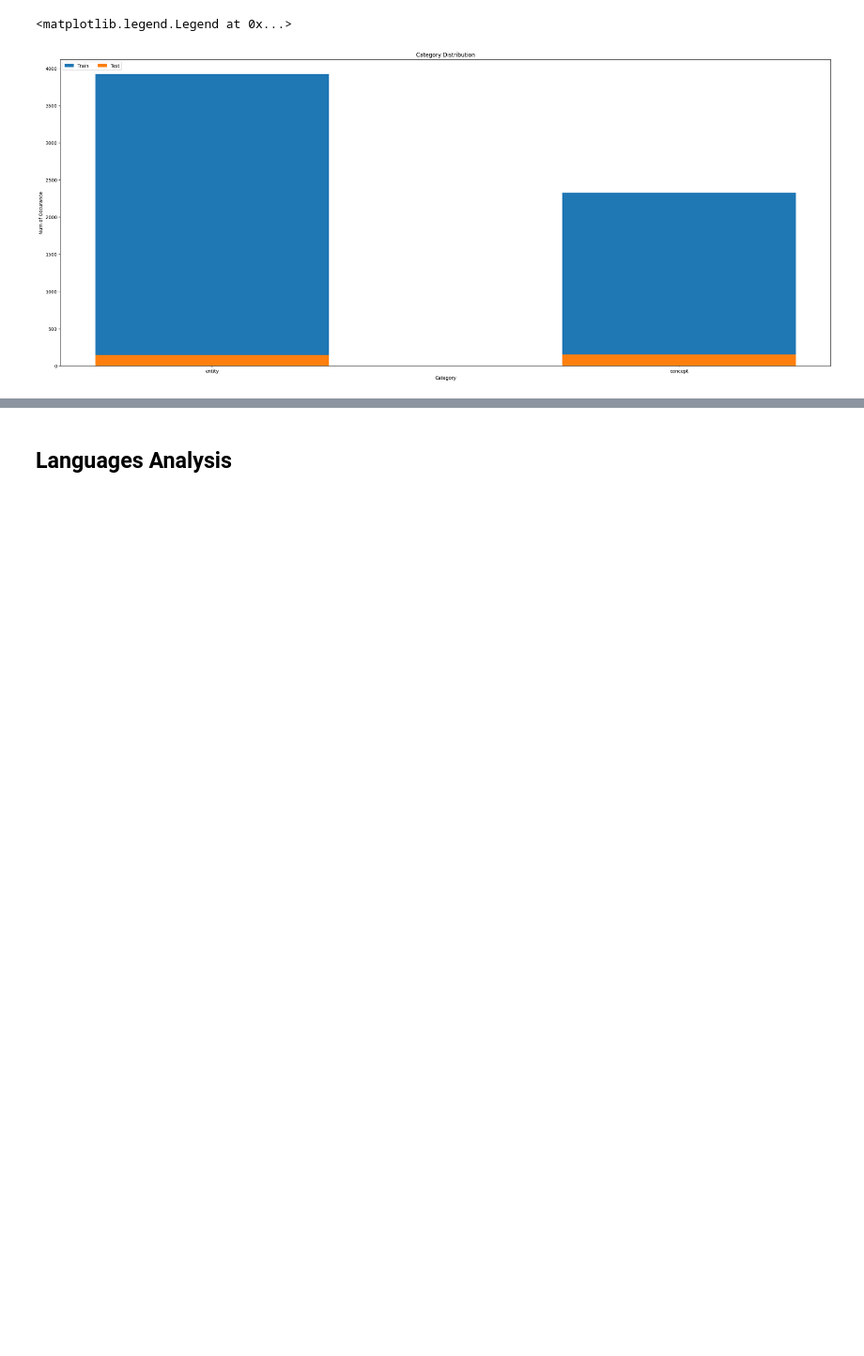
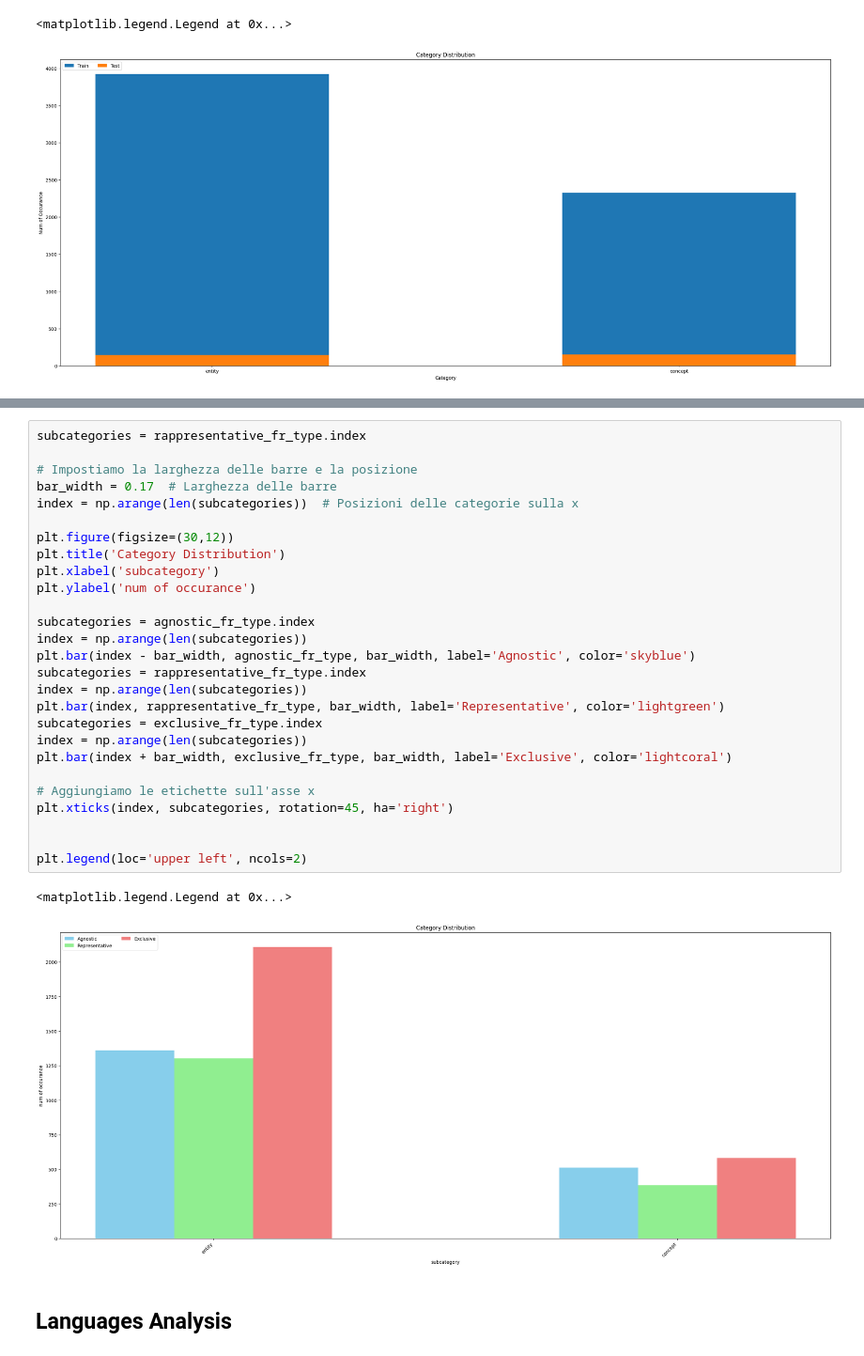
Before and after one commit to pizzi-andrea/MNLP-HW1, a Jupyter notebook: src/dataset/a_dataset.ipynb, the cells around one changed output, grey strips where cells are left out. Shown at 94% size. Cells and saved outputs as stored; diff of their text form; blank space fills up the shorter version.

```diff
--- a/src/dataset/a_dataset.ipynb
+++ b/src/dataset/a_dataset.ipynb
@@ -136,3 +213,33 @@ plt.legend(loc='upper left', ncols=2)
+# %%
+subcategories = rappresentative_fr_type.index
+
+# Impostiamo la larghezza delle barre e la posizione
+bar_width = 0.17  # Larghezza delle barre
+index = np.arange(len(subcategories))  # Posizioni delle categorie sulla x
+
+plt.figure(figsize=(30,12))
+plt.title('Category Distribution')
+plt.xlabel('subcategory')
+plt.ylabel('num of occurance')
+
+subcategories = agnostic_fr_type.index
+index = np.arange(len(subcategories))
+plt.bar(index - bar_width, agnostic_fr_type, bar_width, label='Agnostic', color='skyblue')
+subcategories = rappresentative_fr_type.index
+index = np.arange(len(subcategories))
+plt.bar(index, rappresentative_fr_type, bar_width, label='Representative', color='lightgreen')
+subcategories = exclusive_fr_type.index
+index = np.arange(len(subcategories))
+plt.bar(index + bar_width, exclusive_fr_type, bar_width, label='Exclusive', color='lightcoral')
+
+# Aggiungiamo le etichette sull'asse x
+plt.xticks(index, subcategories, rotation=45, ha='right')
+
+
+plt.legend(loc='upper left', ncols=2)
+# %% [output]
+<matplotlib.legend.Legend at 0x...>
+[figure, added]
 # %% [markdown]
 ## Languages Analysis
 # %%
```
Also changed, not shown: parts of 4 cells of this notebook.
